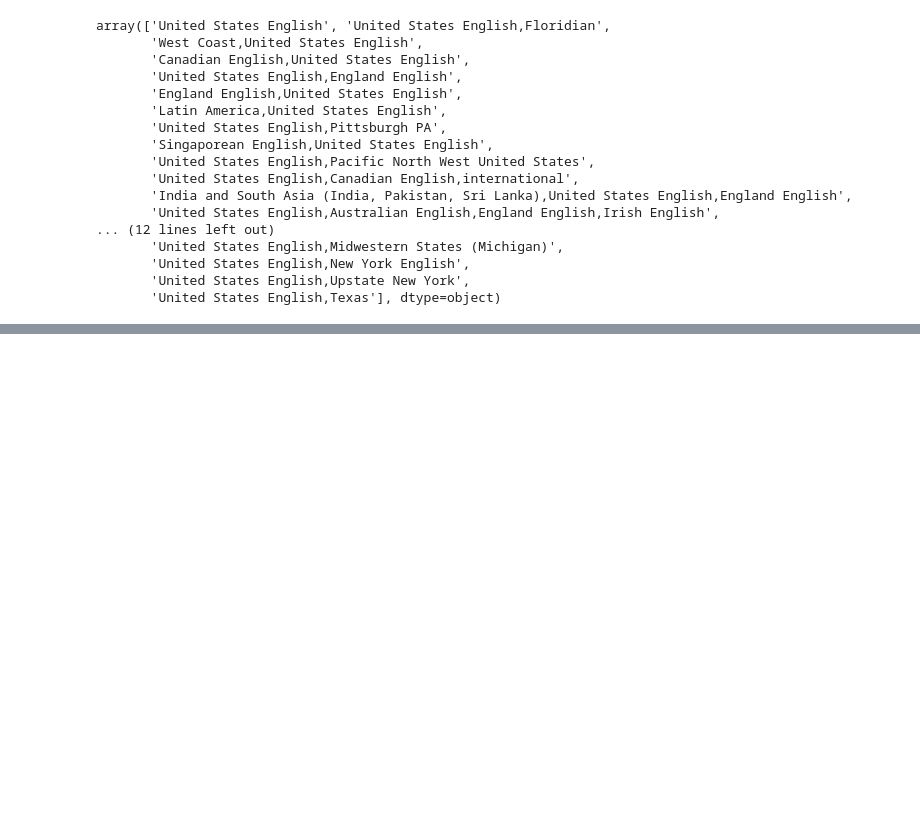
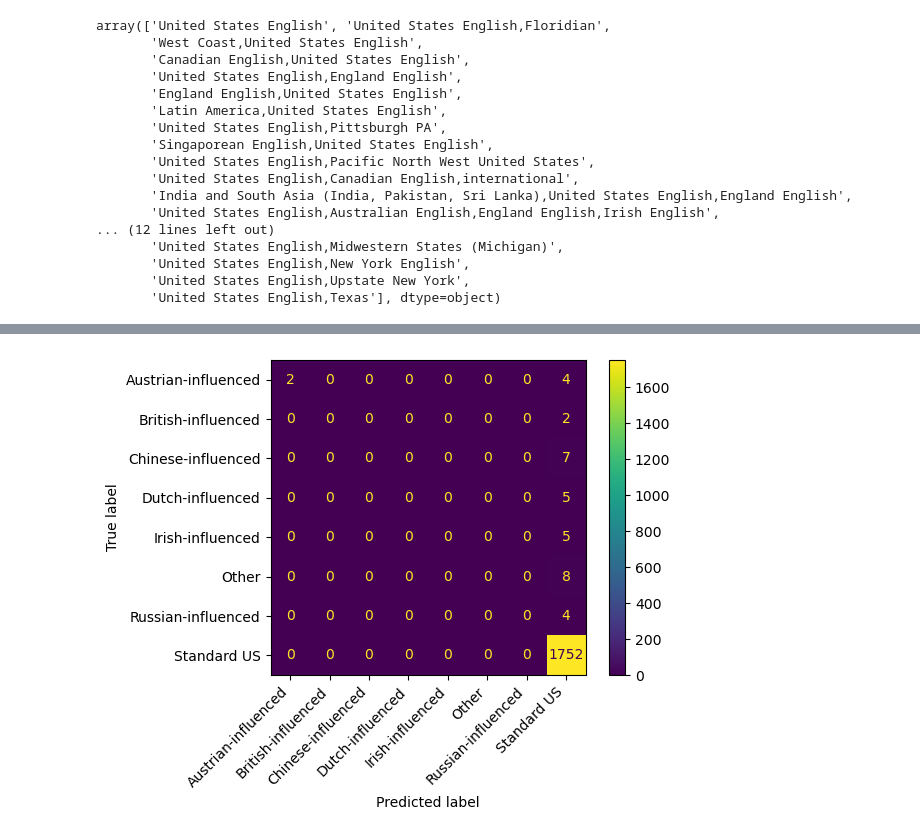
Before and after one commit to CtheFink/Math485_2, a Jupyter notebook: Project 3 - Johnsen Fink.ipynb, the cells around one changed output, grey strips where cells are left out. Saved outputs shown, nothing was run; the diff lists cells and outputs as text; code cells hidden in the pictures; blank space fills up the shorter version.

```diff
--- a/Project 3 - Johnsen Fink.ipynb
+++ b/Project 3 - Johnsen Fink.ipynb
@@ -106,0 +98,18 @@ array(['United States English', 'United States English,Floridian',
+# %%
+accents_to_keep = [
+    'United States English',
+    'United States English,England English',
+    'England English,United States English',
+    'Latin America,United States English',
+    'Singaporean English,United States English',
+    'United States English,Canadian English,international',
+    'India and South Asia (India, Pakistan, Sri Lanka),United States English,England English',
+    'United States English,Austalian English,England English,Irish English',
+    'United States English,British English',
+    'United States English,Irish English',
+    'United States English,Slight Dutch accent',
+    'United States English,Russian',
+    'serbian,United States English',
+    'United States English,American english with austrian accent',
+    'United States English,Spoke Chinese when little,90% Pennsylvanian accent, 10% Chinese accent'
+]
@@ -106,0 +151,67 @@ array(['United States English', 'United States English,Floridian',
+# %%
+def view_prediction_results(name, model, X_test, y_test):
+    y_pred = model.predict(X_test)
+    accuracy = accuracy_score(y_test, y_pred)
+
+    print(f'Accuracy of {name}: {accuracy:.4f}')
+
+    ConfusionMatrixDisplay.from_predictions(y_test, y_pred)
+    plt.xticks(rotation=45, ha='right')
+    plt.tight_layout()
+    plt.show()
+    return accuracy
+
+def train_and_compare_classifiers(X_train, X_test, y_train, y_test):
+    classifiers = {
+        'Random Forest': RandomForestClassifier(n_estimators=1000, random_state=8),
+        'Neural Network': MLPClassifier(max_iter=1000, random_state=8),
+        'SVM': svm.SVC(random_state=8),
+        'KNN': KNeighborsClassifier(n_neighbors=5),
+        'Logistic Regression': LogisticRegression(multi_class='ovr', max_iter=1000, random_state=8)}
+    results = {}
+    accuracies = {}
+
+    for name, clf in classifiers.items():
+        clf.fit(X_train, y_train)
+        results[name] = clf
+        accuracies[name] = view_prediction_results(name, clf, X_test, y_test)
+
+    plt.figure(figsize=(10, 5))
+    plt.bar(accuracies.keys(), accuracies.values(), color='skyblue')
+    plt.title('Classifier Accuracy Comparison')
+    plt.ylabel('Accuracy')
+    plt.ylim(0, 1)
+    for i, acc in enumerate(accuracies.values()):
+        plt.text(i, acc / 2, f'{acc * 100:.3f}%', ha='center', va='center', fontsize=8)
+    plt.tight_layout()
+    plt.show()
+
+    return results, accuracies
+
+
+def prepare_accent_data(voice_feature, feature_names):
+    us_accents = voice_feature[voice_feature['accents'].isin(accents_to_keep)]
+    us_accents['accent_label'] = us_accents['accents'].apply(lambda x: x.split(',')[1].strip() if ',' in x else x)
+    us_accents['accent_label'] = us_accents['accent_label'].apply(simplify_accent_label)
+
+    print("\nClass distribution:")
+    print(us_accents['accent_label'].value_counts())
+
+    X = us_accents[feature_names]
+    y = us_accents['accent_label']
+    scaler = preprocessing.MinMaxScaler().fit(X)
+    X_scaled = scaler.transform(X)
+
+    return X_scaled, y, us_accents['accent_label'].unique()
+
+
+def main_accent_classification(voice_feature, feature_names):
+    X, y, unique_accents = prepare_accent_data(voice_feature, feature_names)
+    X_train, X_test, y_train, y_test = train_test_split(X, y, random_state=8)
+    results, accuracies = train_and_compare_classifiers(X_train, X_test, y_train, y_test)
+
+    return results, accuracies
+
+feature_names = col_list_f0 + col_list_mfcc + col_list_zcr
+results, accuracies = main_accent_classification(voice_feature, feature_names)
+# %% [output]
@@ -106,0 +240 @@ array(['United States English', 'United States English,Floridian',
+[figure, added]
```
Also changed, not shown: parts of 13 cells of this notebook.
